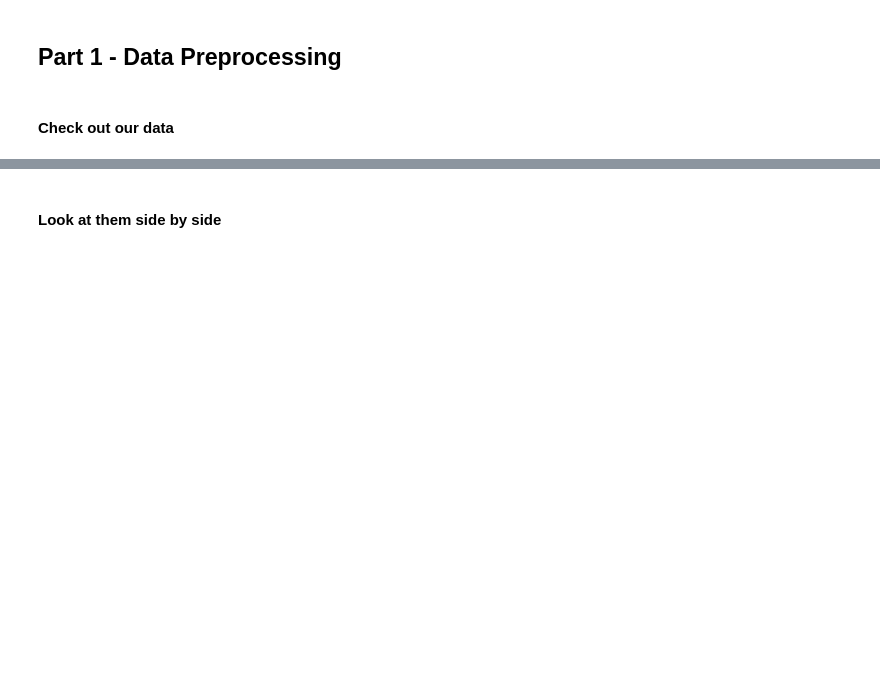
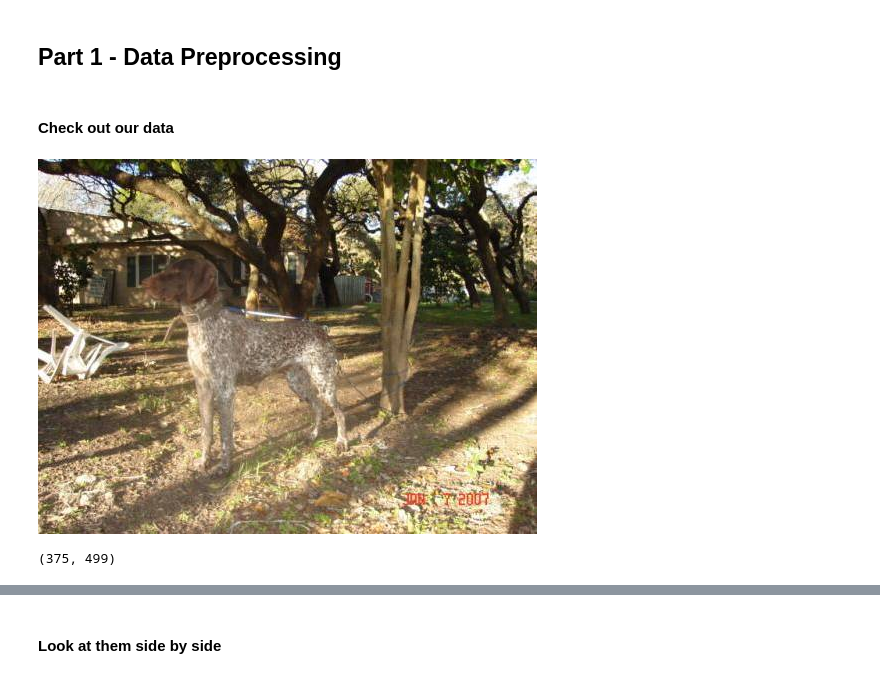
Before and after one commit to LooseTerrifyingSpaceMonkey/courses-books, a Jupyter notebook: deep-learning-a-z-hands-on-nn/2-CNN-gpu.ipynb, the cells around one changed output, grey strips where cells are left out. Cells and saved outputs as stored; diff of their text form; code cells hidden in the pictures; blank space fills up the shorter version.

```diff
--- a/deep-learning-a-z-hands-on-nn/2-CNN-gpu.ipynb
+++ b/deep-learning-a-z-hands-on-nn/2-CNN-gpu.ipynb
@@ -53,9 +53,13 @@ using ImageShow
 # %% [markdown]
 #### Check out our data
 # %%
-dog_img_path = "data/catsndogs/training_set/dogs/dog.1992.jpg"
+dog_img_path = "../data/catsndogs/training_set/dogs/dog.1992.jpg"
 
 dog_img = Images.load(dog_img_path)
+# %% [output]
+[figure, added]
 # %%
 size(dog_img)
+# %% [output]
+(375, 499)
 # %%
```
Also changed, not shown: parts of 58 cells of this notebook, 2 other files.
